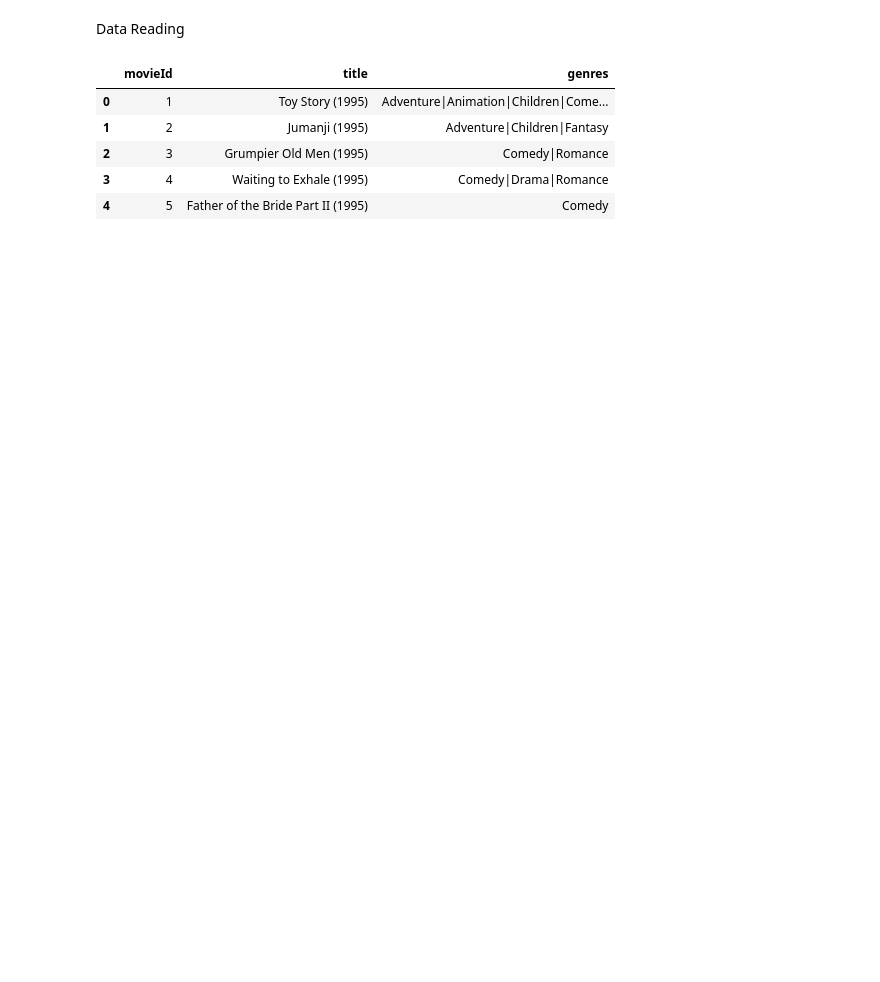
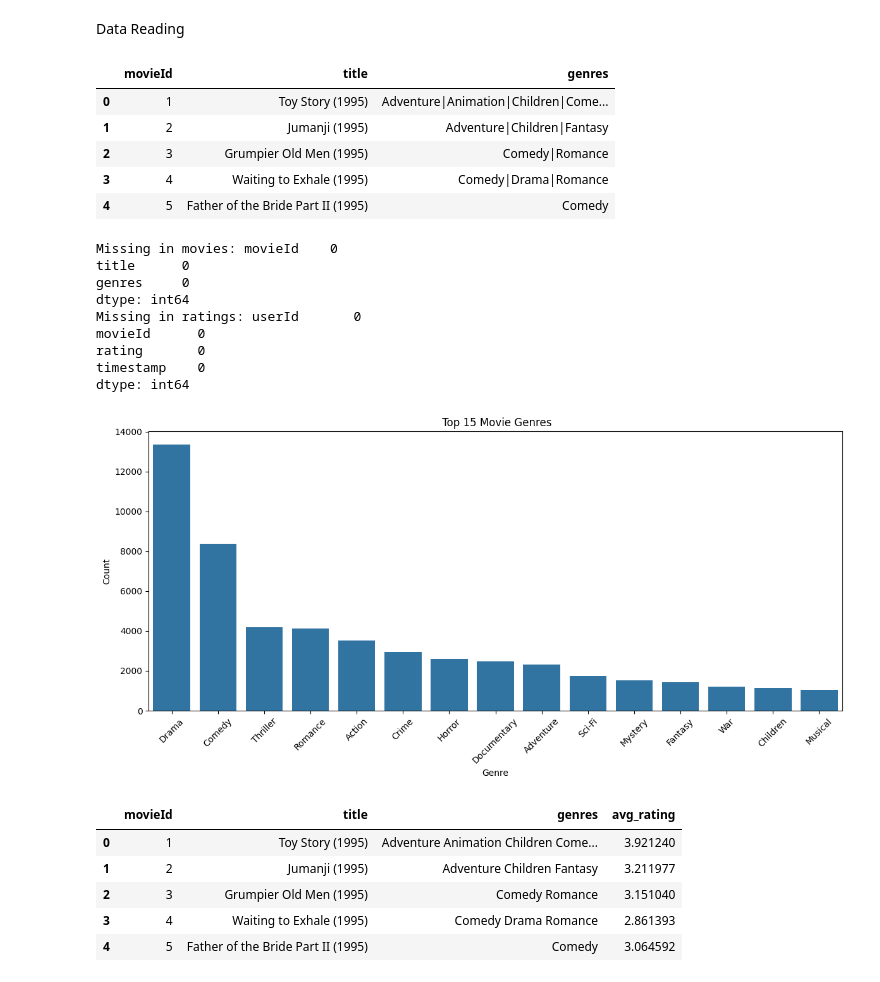
Before and after one commit to bytebandit-07/CineInfinity-AI, a Jupyter notebook: notebook/movie_recommmender.ipynb, the cells around one changed output. Cells and saved outputs as stored; diff of their text form; code cells hidden in the pictures; blank space fills up the shorter version.

```diff
--- a/notebook/movie_recommmender.ipynb
+++ b/notebook/movie_recommmender.ipynb
@@ -26,3 +27,56 @@ movies.head()
 | 2 | 3 | Grumpier Old Men (1995) | Comedy|Romance |
 | 3 | 4 | Waiting to Exhale (1995) | Comedy|Drama|Romance |
 | 4 | 5 | Father of the Bride Part II (1995) | Comedy |
+# %%
+#====================================
+# 🧹 Step 3: Preprocessing
+# ====================================
+# Handle missing values
+print("Missing in movies:", movies.isnull().sum())
+print("Missing in ratings:", ratings.isnull().sum())
+
+# Drop duplicates
+movies.drop_duplicates(inplace=True)
+
+# Merge average ratings into movie dataset
+avg_ratings = ratings.groupby('movieId')['rating'].mean().reset_index()
+avg_ratings.columns = ['movieId', 'avg_rating']
+movies = pd.merge(movies, avg_ratings, on='movieId', how='left')
+
+# Fill missing genres with empty string
+movies['genres'] = movies['genres'].fillna('')
+# Replace "|" with spaces in genres
+movies['genres'] = movies['genres'].str.replace('|', ' ', regex=False)
+
+
+# Visual representation of top genres
+genre_counts = movies['genres'].str.split().explode().value_counts()
+
+plt.figure(figsize=(12,6))
+sns.barplot(x=genre_counts.index[:15], y=genre_counts.values[:15])
+plt.xticks(rotation=45)
+plt.title(" Top 15 Movie Genres")
+plt.xlabel("Genre")
+plt.ylabel("Count")
+plt.tight_layout()
+plt.show()
+
+# cleaned dataset
+movies.head()
+# %% [output]
+Missing in movies: movieId    0
+title      0
+genres     0
+dtype: int64
+Missing in ratings: userId       0
+movieId      0
+rating       0
+timestamp    0
+dtype: int64
+[figure, added]
+|  | movieId | title | genres | avg_rating |
+| 0 | 1 | Toy Story (1995) | Adventure Animation Children Come... | 3.921240 |
+| 1 | 2 | Jumanji (1995) | Adventure Children Fantasy | 3.211977 |
+| 2 | 3 | Grumpier Old Men (1995) | Comedy Romance | 3.151040 |
+| 3 | 4 | Waiting to Exhale (1995) | Comedy Drama Romance | 2.861393 |
+| 4 | 5 | Father of the Bride Part II (1995) | Comedy | 3.064592 |
```
Also changed, not shown: parts of 1 cell of this notebook.
